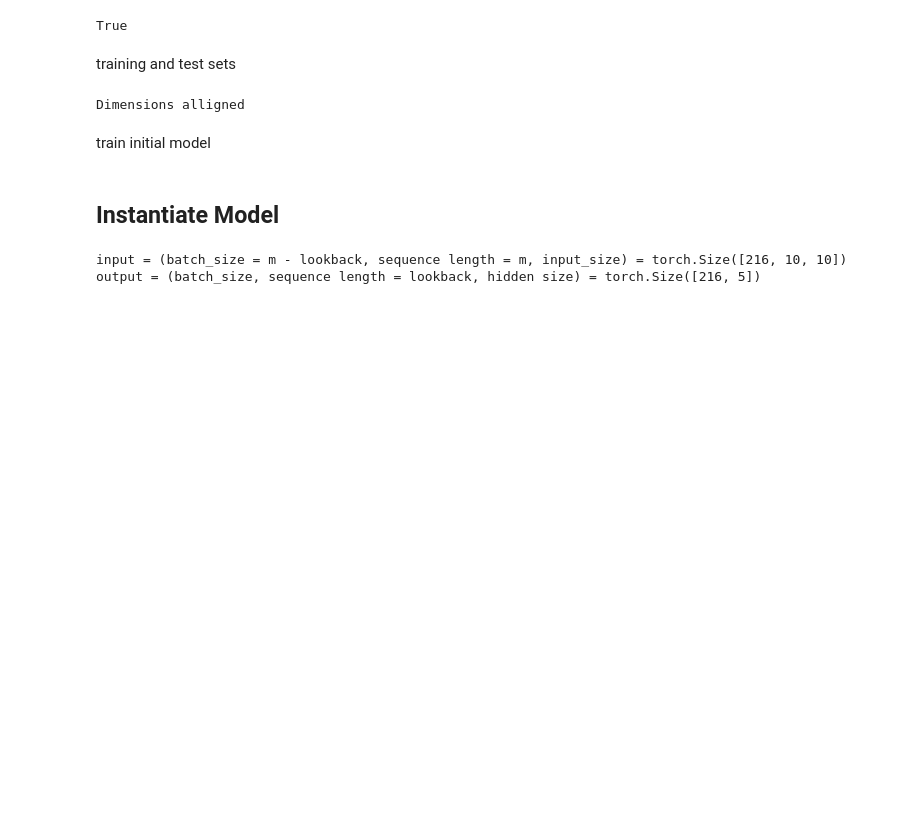
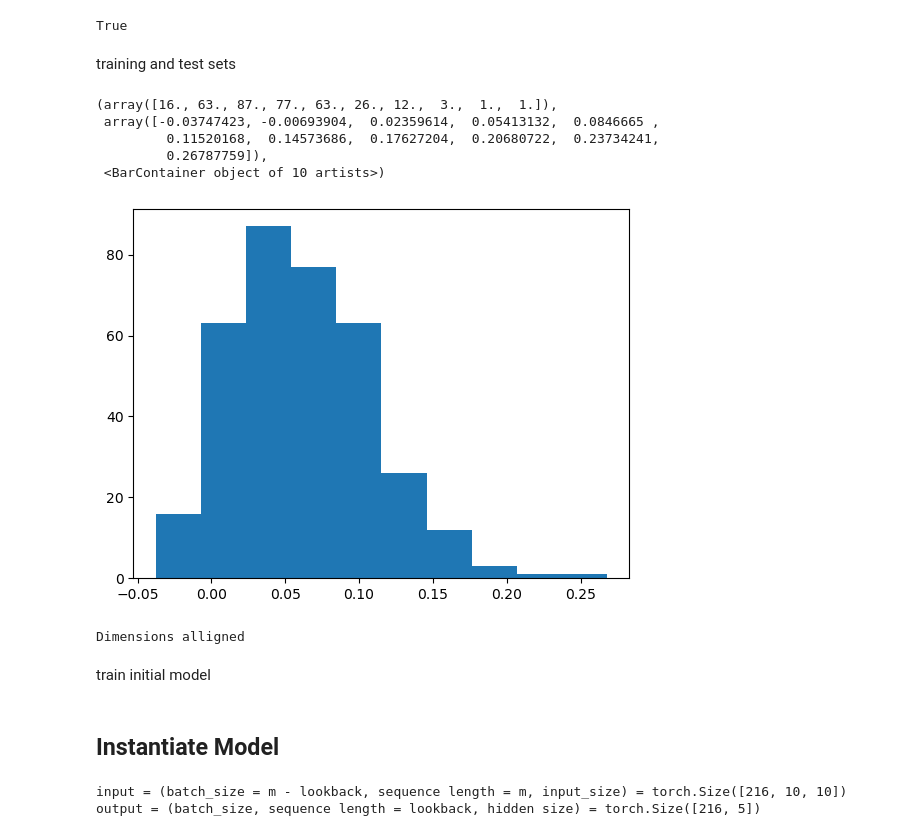
Before and after one commit to AmjadSaidam/Coinbase-DL-Portfolio-Buyer, a Jupyter notebook: backtest.ipynb, the cells around one changed output. Saved outputs shown, nothing was run; the diff lists cells and outputs as text; code cells hidden in the pictures; blank space fills up the shorter version.

```diff
--- a/backtest.ipynb
+++ b/backtest.ipynb
@@ -21 +29,5 @@ from coinbase.rest import RESTClient
+# %%
+def target_dist_sampler(n_samples, **kwargs):
+    # **kwargs = a, loc, scale
+    return skewnorm.rvs(**kwargs, size = n_samples)
 # %% [markdown]
@@ -66,4 +81,15 @@ dataset_returns.shape == dataset_prices.shape
 True
 # %% [markdown]
 training and test sets
+# %%
+target_returns = target_dist_sampler(n_samples = dataset_returns.shape[0], **{"a": 3, 'loc': 0.01, 'scale': 0.07})
+
+plt.hist(target_returns)
+# %% [output]
+(array([16., 63., 87., 77., 63., 26., 12.,  3.,  1.,  1.]),
+ array([-0.03747423, -0.00693904,  0.02359614,  0.05413132,  0.0846665 ,
+         0.11520168,  0.14573686,  0.17627204,  0.20680722,  0.23734241,
+         0.26787759]),
+ <BarContainer object of 10 artists>)
+[figure, added]
 # %%
```
Also changed, not shown: parts of 57 cells of this notebook.
